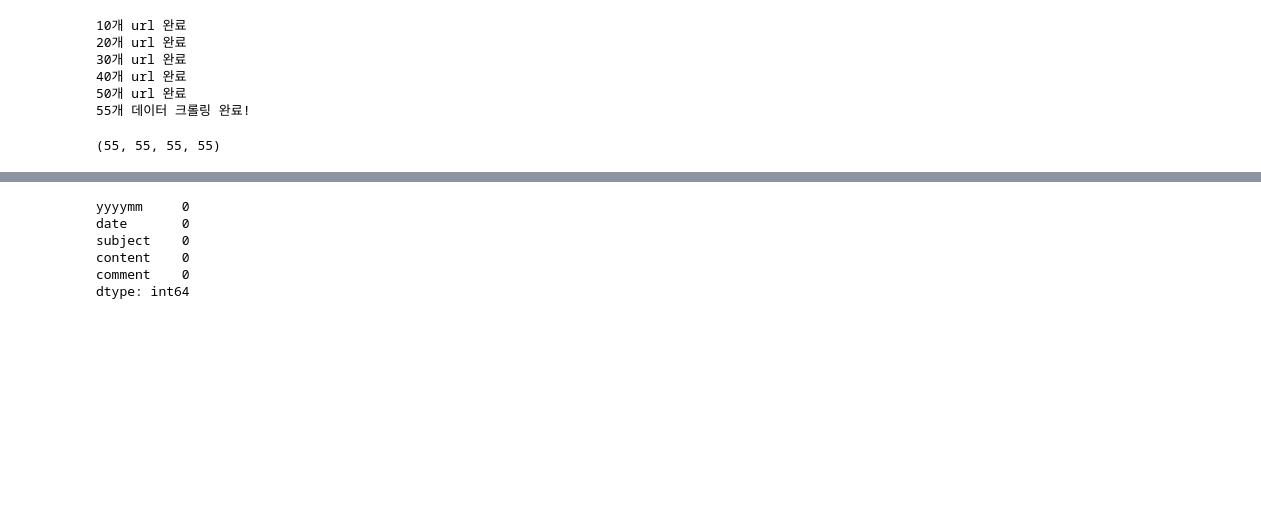
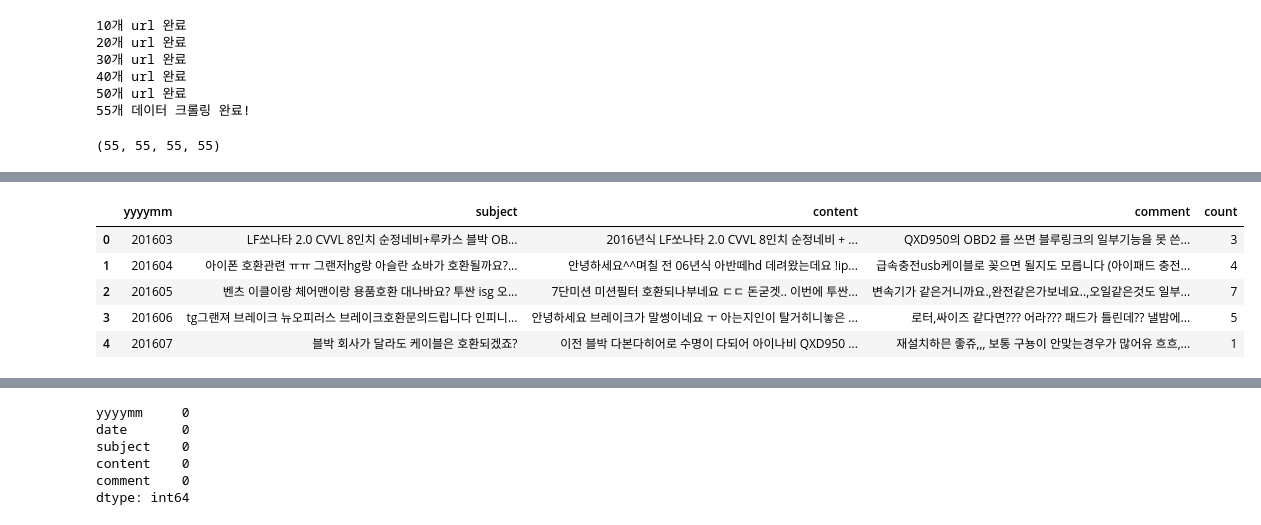
Before and after one commit to statKim/TIL, a Jupyter notebook: Python/crawling/보배드림_crawler.ipynb, the cells around one changed output, grey strips where cells are left out. Drawn from its saved outputs; the diff is of its cells as text; code cells hidden in the pictures; blank space fills up the shorter version.

```diff
--- a/Python/crawling/보배드림_crawler.ipynb
+++ b/Python/crawling/보배드림_crawler.ipynb
@@ -482,0 +519,9 @@ crawler_data.tail()
+# %%
+data2.head()
+# %% [output]
+|  | yyyymm | subject | content | comment | count |
+| 0 | 201603 | LF쏘나타 2.0 CVVL 8인치 순정네비+루카스 블박 OB... | 2016년식 LF쏘나타 2.0 CVVL 8인치 순정네비 + ... | QXD950의 OBD2 를 쓰면 블루링크의 일부기능을 못 쓴... | 3 |
+| 1 | 201604 | 아이폰 호환관련 ㅠㅠ 그랜저hg랑 아슬란 쇼바가 호환될까요?... | 안녕하세요^^며칠 전 06년식 아반떼hd 데려왔는데요 !ip... | 급속충전usb케이블로 꽂으면 될지도 모릅니다 (아이패드 충전... | 4 |
+| 2 | 201605 | 벤츠 이클이랑 체어맨이랑 용품호환 대나바요? 투싼 isg 오... | 7단미션 미션필터 호환되나부네요 ㄷㄷ 돈굳겟.. 이번에 투싼... | 변속기가 같은거니까요.,완전같은가보네요..,오일같은것도 일부... | 7 |
+| 3 | 201606 | tg그랜져 브레이크 뉴오피러스 브레이크호환문의드립니다 인피니... | 안녕하세요 브레이크가 말썽이네요 ㅜ 아는지인이 탈거히니놓은 ... | 로터,싸이즈 같다면??? 어라??? 패드가 틀린데?? 낼밤에... | 5 |
+| 4 | 201607 | 블박 회사가 달라도 케이블은 호환되겠죠? | 이전 블박 다본다히어로 수명이 다되어 아이나비 QXD950 ... | 재설치하믄 좋쥬,,, 보통 구뇽이 안맞는경우가 많어유 흐흐,... | 1 |
```
Also changed, not shown: parts of 11 cells of this notebook.
